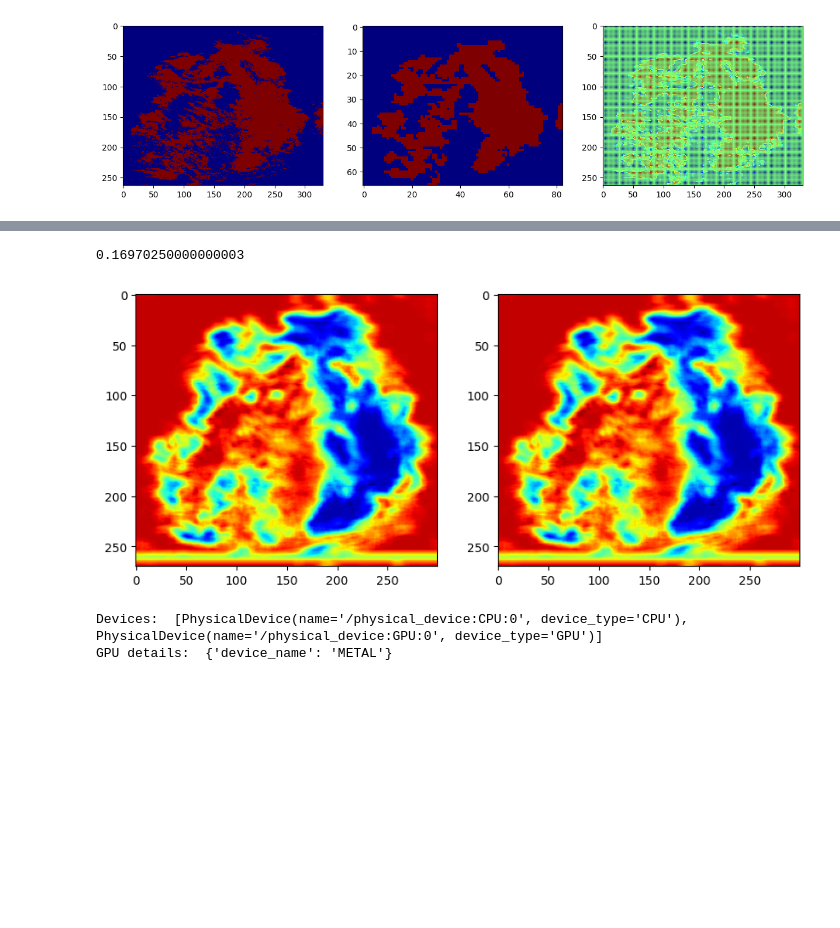
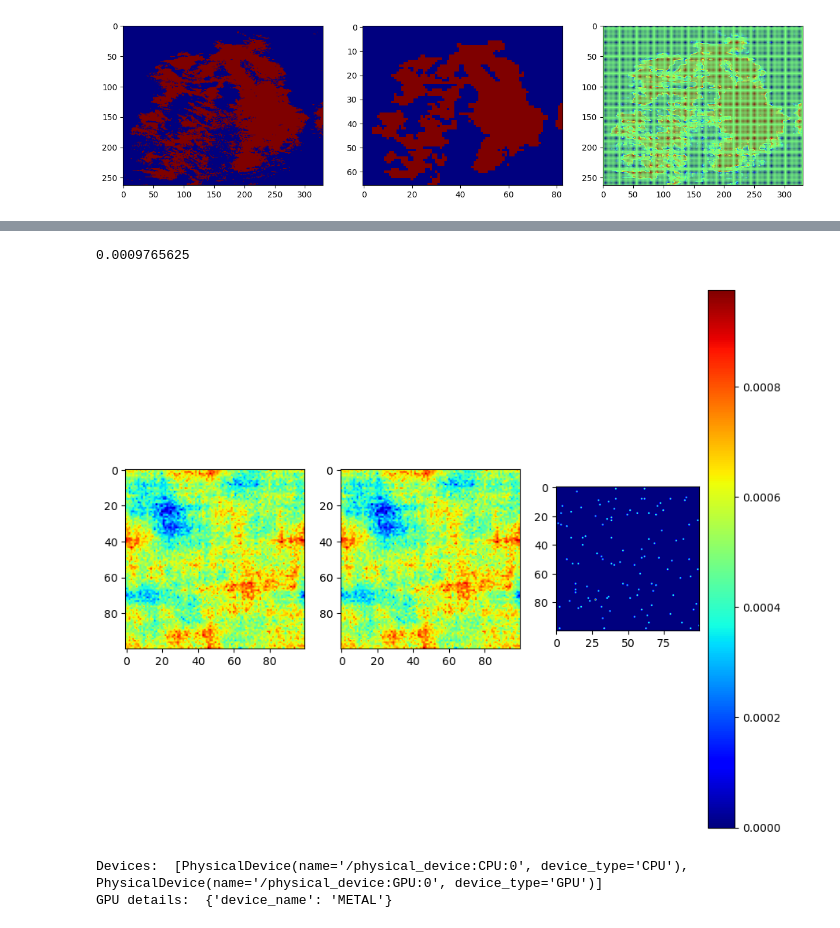
Before and after one commit to TiNezlobinsky/BiTis, a Jupyter notebook: examples/slab_simulation.ipynb, the cells around one changed output, grey strips where cells are left out. Saved outputs shown, nothing was run; the diff lists cells and outputs as text; code cells hidden in the pictures; blank space fills up the shorter version.

```diff
--- a/examples/slab_simulation.ipynb
+++ b/examples/slab_simulation.ipynb
@@ -184,12 +139,25 @@ def template_corr(fft_slab, fft_shape, template):
     return corr
 
 
-slab_ = pyramid[1]
+def find_argmin(corr, min_distance=0):
+    threshold = max(corr.min(), min_distance)
+    inds = np.flatnonzero(corr <= threshold)
+    random_ind = np.random.choice(inds)
+    coord = np.unravel_index(random_ind, corr.shape)
+    return coord
+
+
+slab_ = slab[i_min:i_max, j_min:j_max, :].copy()
+# slab_ = slab.copy()
+print(slab_.shape)
+
 # template_ = slab_[]
-template_ = np.random.random((10, 10, 10)).astype(np.float32)
+template_ = np.random.random((50, 50, 30)).astype(np.float32)
 
 
 %timeit slab_fft(slab_)
 fft_slab, fft_shape = slab_fft(slab_)
 %timeit template_corr(fft_slab, fft_shape, template_)
+corr = template_corr(fft_slab, fft_shape, template_)
+%timeit find_argmin(corr)
 # %% [output]
@@ -200,21 +220,25 @@ import tensorflow as tf
 
 def slab_tf_fft(slab):
     fft_shape = [spfft.next_fast_len(s, True) for s in slab.shape]
+    slab = tf.convert_to_tensor(slab, dtype=tf.float32)
     fft_slab = tf.signal.rfft3d(slab, fft_shape)
     return fft_slab, fft_shape
 
 
 def template_tf_corr(fft_slab, fft_shape, template):
+    template = tf.convert_to_tensor(template, dtype=tf.float32)
     fft_template = tf.math.conj(tf.signal.rfft3d(template, fft_shape))
     corr = tf.math.real(tf.signal.irfft3d(fft_slab * fft_template, fft_shape))
-    return corr
+    return corr.numpy()
 
 
-slab_tf = tf.convert_to_tensor(slab_, dtype=tf.float32)
-template_tf = tf.convert_to_tensor(template_, dtype=tf.float32)
+slab_ = np.random.random((100, 100, 30)).astype(np.float32)
+template_ = np.random.random((30, 30, 30)).astype(np.float32)
 
+# slab_tf = tf.convert_to_tensor(slab_, dtype=tf.float32)
+# template_tf = tf.convert_to_tensor(template_, dtype=tf.float32)
 
-%timeit slab_tf_fft(slab_tf)
-fft_slab, fft_shape = slab_tf_fft(slab_tf)
-%timeit template_tf_corr(fft_slab, fft_shape, template_tf)
+%timeit slab_tf_fft(slab_)
+fft_slab, fft_shape = slab_tf_fft(slab_)
+%timeit template_tf_corr(fft_slab, fft_shape, template_)
 # %% [output]
@@ -223,17 +247,18 @@ fft_slab, fft_shape = slab_tf_fft(slab_tf)
-# %%
-1.87 * 0.001 * (slab_.shape[0] * slab_.shape[1] * slab_.shape[2]) / 3600
-# %% [output]
-0.16970250000000003
 # %%
 sp_corr = template_corr(fft_slab, fft_shape, template_)
-tf_corr = template_tf_corr(fft_slab, fft_shape, template_tf)
+tf_corr = template_tf_corr(fft_slab, fft_shape, template_)
 
-fig, axs = plt.subplots(ncols=2, figsize=(10, 10))
-axs[0].imshow(sp_corr[:, :, 5], cmap="jet")
-axs[1].imshow(tf_corr[:, :, 5], cmap="jet")
+print(np.max(np.abs(sp_corr - tf_corr)))
+
+fig, axs = plt.subplots(ncols=3, figsize=(10, 10))
+axs[0].imshow(sp_corr[:, :, 10], cmap="jet")
+axs[1].imshow(tf_corr[:, :, 10], cmap="jet")
+im = axs[2].imshow(np.abs(sp_corr - tf_corr)[:, :, 10], cmap="jet")
+fig.colorbar(im)
 plt.show()
 # %% [output]
+0.0009765625
-[figure, old version]
+[figure, new version]
 # %%
 import tensorflow as tf
 devices = tf.config.list_physical_devices()
```
Also changed, not shown: parts of 8 cells of this notebook, 2 other files.
